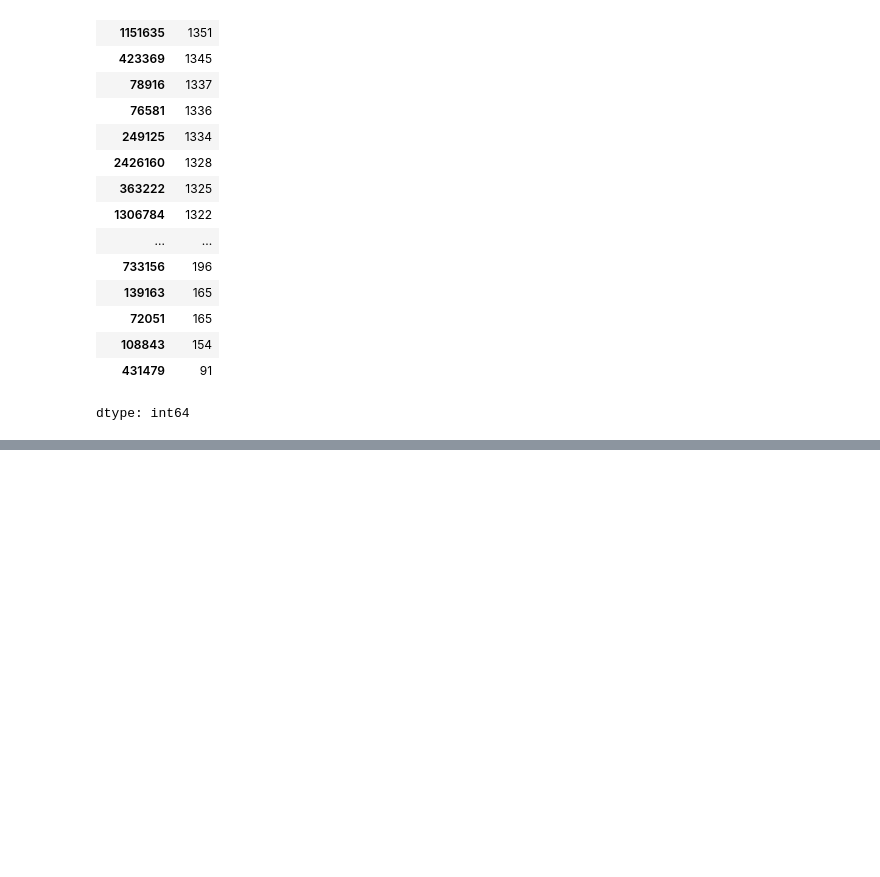
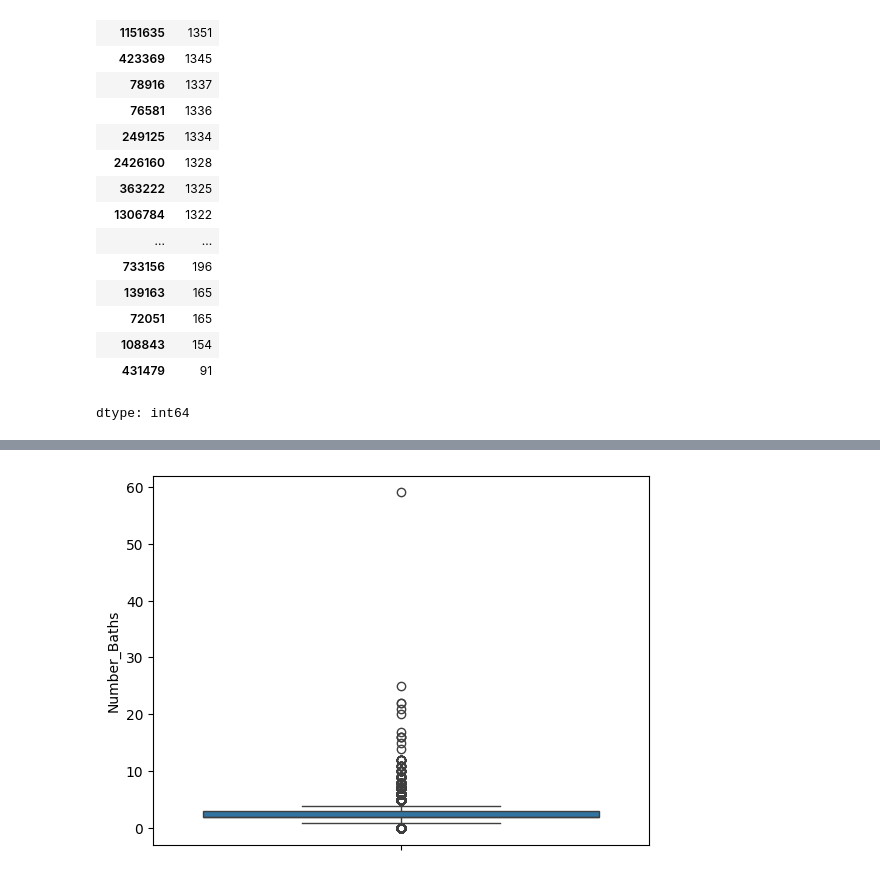
Before and after one commit to Martell0x1/ML-Assigment, a Jupyter notebook: main.ipynb, the cells around one changed output, grey strips where cells are left out. Saved outputs shown, nothing was run; the diff lists cells and outputs as text; code cells hidden in the pictures; blank space fills up the shorter version.

```diff
--- a/main.ipynb
+++ b/main.ipynb
@@ -91,0 +190,5 @@ dtype: int64
+# %%
+sns.boxplot(df['Number_Baths'])
+plt.show()
+# %% [output]
+[figure, added]
```
Also changed, not shown: parts of 17 cells of this notebook.
